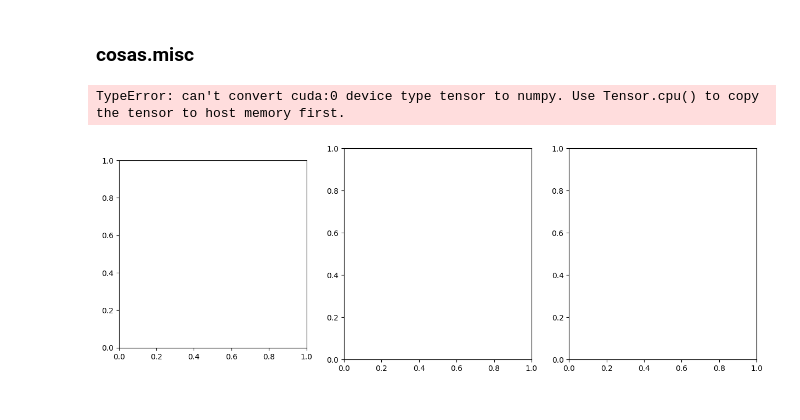
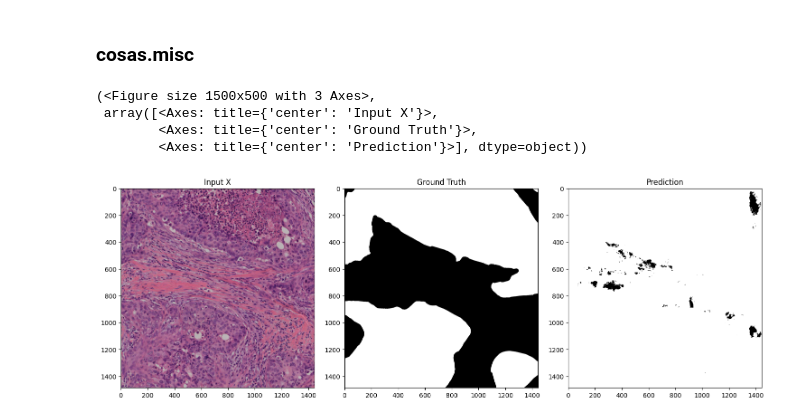
Before and after one commit to 4pygmalion/cosas, a Jupyter notebook: debug.ipynb, the cells around one changed output. Drawn from its saved outputs; the diff is of its cells as text; code cells hidden in the pictures.

```diff
--- a/debug.ipynb
+++ b/debug.ipynb
@@ -193,7 +192,14 @@ plt.imshow(ToPILImage()(res))
 # %%
 from cosas.misc import plot_xypred
 
-plot_xypred(xs, ys, confidences)
+plot_xypred(
+    test_images[1],
+    test_masks[1],
+    confidences
+)
 # %% [output]
-TypeError: can't convert cuda:0 device type tensor to numpy. Use Tensor.cpu() to copy the tensor to host memory first.
+(<Figure size 1500x500 with 3 Axes>,
+ array([<Axes: title={'center': 'Input X'}>,
+        <Axes: title={'center': 'Ground Truth'}>,
+        <Axes: title={'center': 'Prediction'}>], dtype=object))
-[figure, old version]
+[figure, new version]
```
Also changed, not shown: parts of 6 cells of this notebook, 1 other file.
